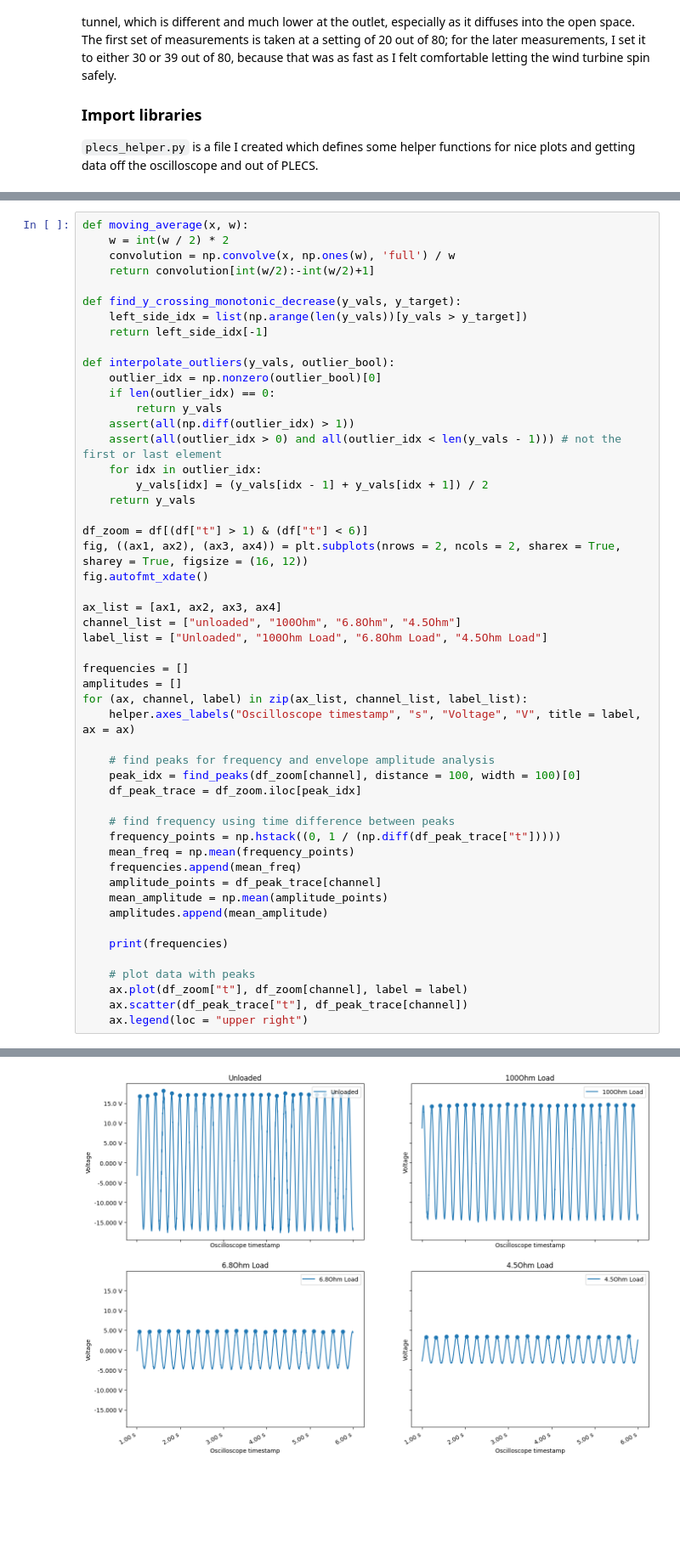
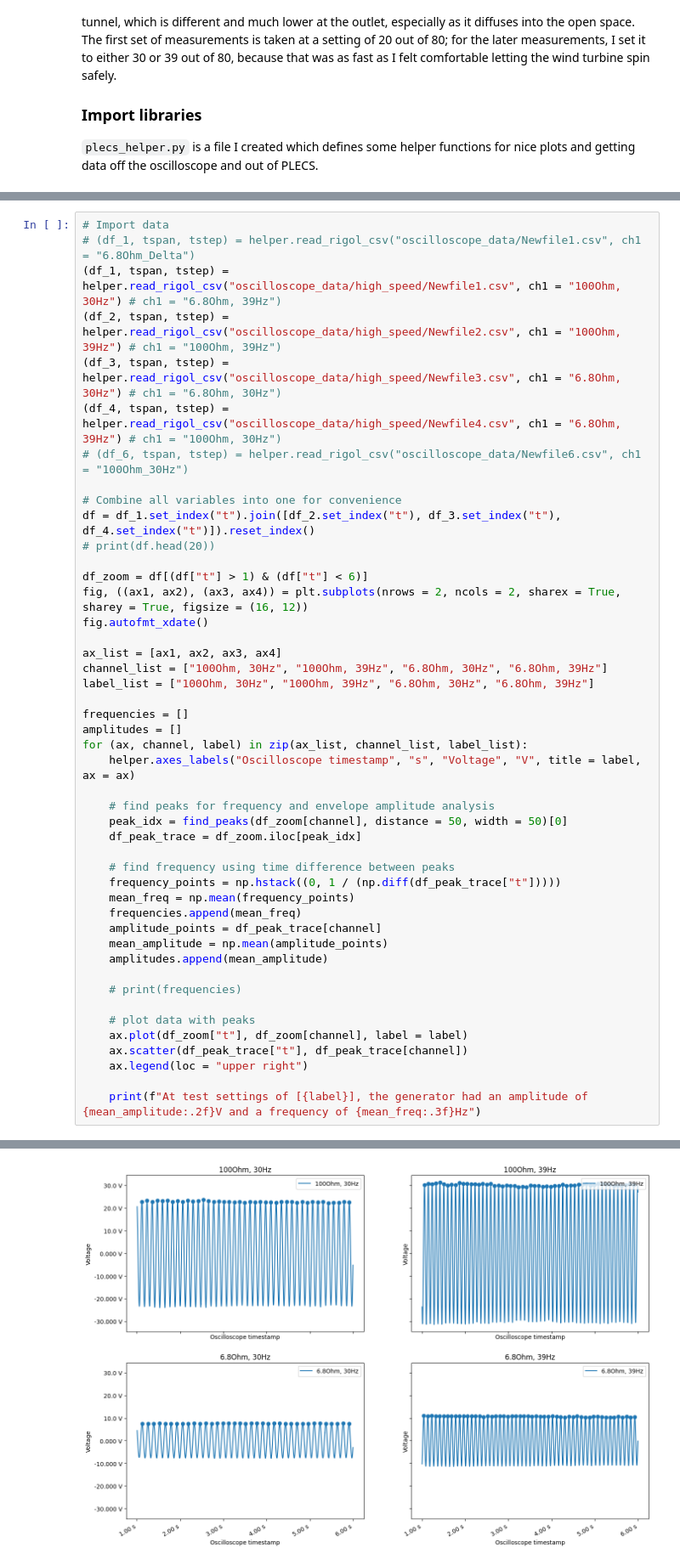
Before and after one commit to ianeyk/wind-turbine, a Jupyter notebook: measurements_and_calculations/max_speed_test/power_available.ipynb, the cells around one changed output, grey strips where cells are left out. Shown at 85% size. Cells and saved outputs as stored; diff of their text form; blank space fills up the shorter version.

Commit message:
fix order of imported datasets; the data make more sense now

```diff
--- a/measurements_and_calculations/max_speed_test/power_available.ipynb
+++ b/measurements_and_calculations/max_speed_test/power_available.ipynb
@@ -59,30 +144,23 @@ I calculated the frequency by looking at the spacing of the peaks. After smoothi
 # %%
-def moving_average(x, w):
-    w = int(w / 2) * 2
-    convolution = np.convolve(x, np.ones(w), 'full') / w
-    return convolution[int(w/2):-int(w/2)+1]
+# Import data
+# (df_1, tspan, tstep) = helper.read_rigol_csv("oscilloscope_data/Newfile1.csv", ch1 = "6.8Ohm_Delta")
+(df_1, tspan, tstep) = helper.read_rigol_csv("oscilloscope_data/high_speed/Newfile1.csv", ch1 = "100Ohm, 30Hz") # ch1 = "6.8Ohm, 39Hz")
+(df_2, tspan, tstep) = helper.read_rigol_csv("oscilloscope_data/high_speed/Newfile2.csv", ch1 = "100Ohm, 39Hz") # ch1 = "100Ohm, 39Hz")
+(df_3, tspan, tstep) = helper.read_rigol_csv("oscilloscope_data/high_speed/Newfile3.csv", ch1 = "6.8Ohm, 30Hz") # ch1 = "6.8Ohm, 30Hz")
+(df_4, tspan, tstep) = helper.read_rigol_csv("oscilloscope_data/high_speed/Newfile4.csv", ch1 = "6.8Ohm, 39Hz") # ch1 = "100Ohm, 30Hz")
+# (df_6, tspan, tstep) = helper.read_rigol_csv("oscilloscope_data/Newfile6.csv", ch1 = "100Ohm_30Hz")
 
-def find_y_crossing_monotonic_decrease(y_vals, y_target):
-    left_side_idx = list(np.arange(len(y_vals))[y_vals > y_target])
-    return left_side_idx[-1]
-
-def interpolate_outliers(y_vals, outlier_bool):
-    outlier_idx = np.nonzero(outlier_bool)[0]
-    if len(outlier_idx) == 0:
-        return y_vals
-    assert(all(np.diff(outlier_idx) > 1))
-    assert(all(outlier_idx > 0) and all(outlier_idx < len(y_vals - 1))) # not the first or last element
-    for idx in outlier_idx:
-        y_vals[idx] = (y_vals[idx - 1] + y_vals[idx + 1]) / 2
-    return y_vals
+# Combine all variables into one for convenience
+df = df_1.set_index("t").join([df_2.set_index("t"), df_3.set_index("t"), df_4.set_index("t")]).reset_index()
+# print(df.head(20))
 
 df_zoom = df[(df["t"] > 1) & (df["t"] < 6)]
 fig, ((ax1, ax2), (ax3, ax4)) = plt.subplots(nrows = 2, ncols = 2, sharex = True, sharey = True, figsize = (16, 12))
 fig.autofmt_xdate()
 
 ax_list = [ax1, ax2, ax3, ax4]
-channel_list = ["unloaded", "100Ohm", "6.8Ohm", "4.5Ohm"]
-label_list = ["Unloaded", "100Ohm Load", "6.8Ohm Load", "4.5Ohm Load"]
+channel_list = ["100Ohm, 30Hz", "100Ohm, 39Hz", "6.8Ohm, 30Hz", "6.8Ohm, 39Hz"]
+label_list = ["100Ohm, 30Hz", "100Ohm, 39Hz", "6.8Ohm, 30Hz", "6.8Ohm, 39Hz"]
 
 frequencies = []
 amplitudes = []
@@ -90,7 +168,7 @@ for (ax, channel, label) in zip(ax_list, channel_list, label_list):
     helper.axes_labels("Oscilloscope timestamp", "s", "Voltage", "V", title = label, ax = ax)
 
     # find peaks for frequency and envelope amplitude analysis
-    peak_idx = find_peaks(df_zoom[channel], distance = 100, width = 100)[0]
+    peak_idx = find_peaks(df_zoom[channel], distance = 50, width = 50)[0]
     df_peak_trace = df_zoom.iloc[peak_idx]
 
     # find frequency using time difference between peaks
@@ -101,10 +179,12 @@ for (ax, channel, label) in zip(ax_list, channel_list, label_list):
     mean_amplitude = np.mean(amplitude_points)
     amplitudes.append(mean_amplitude)
 
-    print(frequencies)
+    # print(frequencies)
 
     # plot data with peaks
     ax.plot(df_zoom["t"], df_zoom[channel], label = label)
     ax.scatter(df_peak_trace["t"], df_peak_trace[channel])
     ax.legend(loc = "upper right")
+
+    print(f"At test settings of [{label}], the generator had an amplitude of {mean_amplitude:.2f}V and a frequency of {mean_freq:.3f}Hz")
 # %% [output]
@@ -115 +195 @@ for (ax, channel, label) in zip(ax_list, channel_list, label_list):
-[figure, old version]
+[figure, new version]
```
Also changed, not shown: parts of 13 cells of this notebook.
